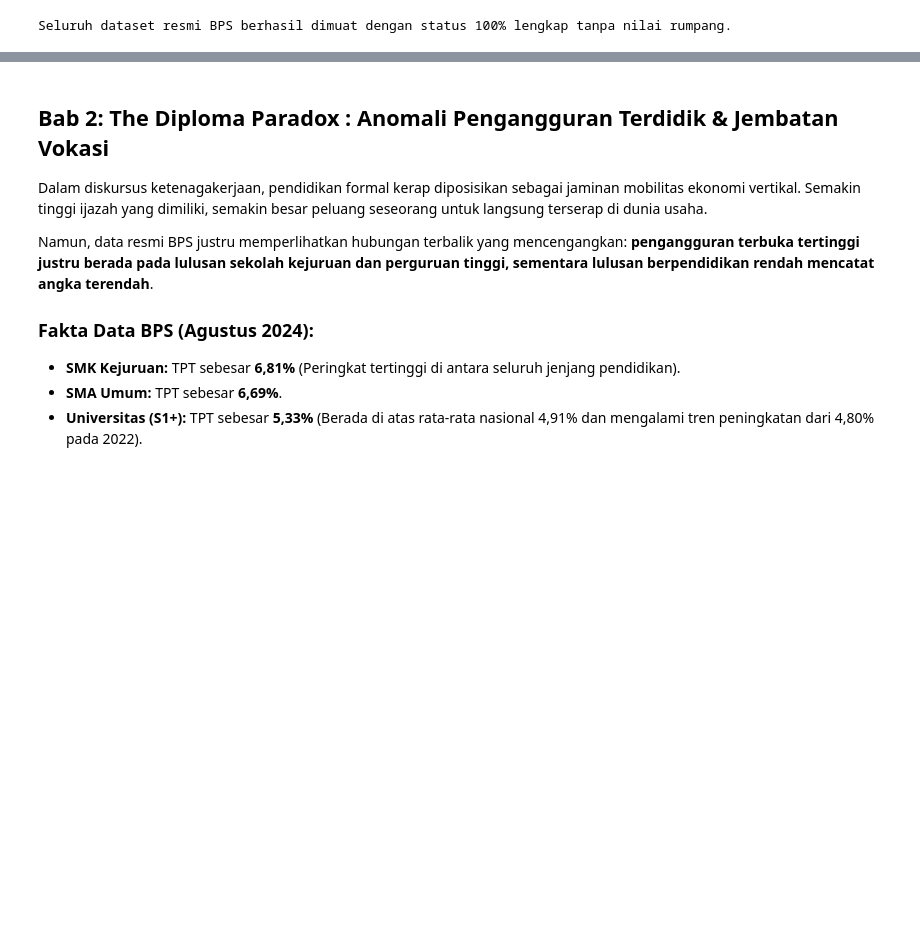
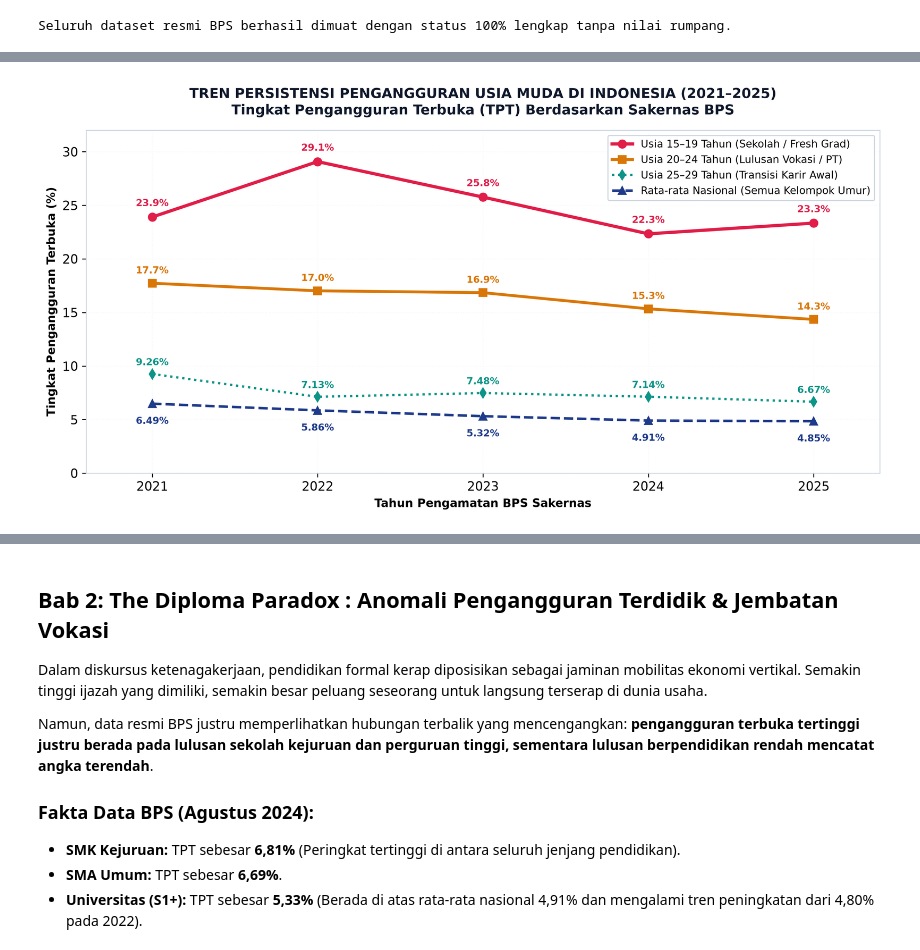
Before and after one commit to Primarizki21/NEXUS-Dashboard, a Jupyter notebook: notebooks/analisis_ketenagakerjaan_action2026.ipynb, the cells around one changed output, grey strips where cells are left out. Drawn from its saved outputs; the diff is of its cells as text; code cells hidden in the pictures; blank space fills up the shorter version.

Commit message:
chore(assets): add enriched infographic charts, age trend dataset, and provincial svg maps

```diff
--- a/notebooks/analisis_ketenagakerjaan_action2026.ipynb
+++ b/notebooks/analisis_ketenagakerjaan_action2026.ipynb
@@ -73,6 +73,7 @@ plt.rcParams.update({
 
 # Load Curated Clean Datasets
 df_youth = pd.read_csv(DATA_DIR / "tpt_kelompok_umur_youth_adult.csv")
+df_age_trend = pd.read_csv(DATA_DIR / "tpt_kelompok_umur_tren_2021_2025.csv")
 df_edu = pd.read_csv(DATA_DIR / "tpt_nasional_pendidikan_detail_2022_2024.csv")
 df_panel_hist = pd.read_csv(DATA_DIR / "panel_tpt_provinsi_2017_2024.csv")
 df_master_2024 = pd.read_csv(DATA_DIR / "master_panel_provinsi_2024.csv")
@@ -152,0 +103,43 @@ display(Image(filename=str(CHARTS_DIR / "01_krisis_pengangguran_usia_muda.png"))
+# %%
+# Grafik 1A: Tren Persistensi Pengangguran Usia Muda (2021–2025)
+years = [2021, 2022, 2023, 2024, 2025]
+row_15_19 = df_age_trend[df_age_trend["Kelompok_Umur"].str.contains("15–19")].iloc[0]
+row_20_24 = df_age_trend[df_age_trend["Kelompok_Umur"].str.contains("20–24")].iloc[0]
+row_25_29 = df_age_trend[df_age_trend["Kelompok_Umur"].str.contains("25–29")].iloc[0]
+row_total = df_age_trend[df_age_trend["Kelompok_Umur"].str.contains("Total")].iloc[0]
+
+y_15_19 = [float(row_15_19[str(yr)]) for yr in years]
+y_20_24 = [float(row_20_24[str(yr)]) for yr in years]
+y_25_29 = [float(row_25_29[str(yr)]) for yr in years]
+y_total = [float(row_total[str(yr)]) for yr in years]
+
+fig1, ax1 = plt.subplots(figsize=(10.5, 5.5))
+ax1.plot(years, y_15_19, marker='o', color=COLOR_CORAL, linewidth=2.8, markersize=7, label="Usia 15–19 Tahun (Sekolah / Fresh Grad)")
+ax1.plot(years, y_20_24, marker='s', color=COLOR_AMBER, linewidth=2.5, markersize=6.5, label="Usia 20–24 Tahun (Lulusan Vokasi / PT)")
+ax1.plot(years, y_25_29, marker='d', color=COLOR_TEAL, linewidth=2.0, markersize=6, linestyle=':', label="Usia 25–29 Tahun (Transisi Karir Awal)")
+ax1.plot(years, y_total, marker='^', color=COLOR_NAVY, linewidth=2.2, markersize=6.5, linestyle='--', label="Rata-rata Nasional (Semua Kelompok Umur)")
+
+for yr, v in zip(years, y_15_19):
+    ax1.text(yr, v + 0.8, f"{v:.1f}%", ha="center", va="bottom", fontsize=8.5, weight="bold", color=COLOR_CORAL)
+for yr, v in zip(years, y_20_24):
+    ax1.text(yr, v + 0.7, f"{v:.1f}%", ha="center", va="bottom", fontsize=8.5, weight="bold", color=COLOR_AMBER)
+for yr, v in zip(years, y_25_29):
+    ax1.text(yr, v + 0.6, f"{v:.2f}%", ha="center", va="bottom", fontsize=8.5, weight="bold", color=COLOR_TEAL)
+for yr, v in zip(years, y_total):
+    ax1.text(yr, v - 1.2, f"{v:.2f}%", ha="center", va="top", fontsize=8.5, weight="bold", color=COLOR_NAVY)
+ax1.set_title("TREN PERSISTENSI PENGANGGURAN USIA MUDA DI INDONESIA (2021–2025)\nTingkat Pengangguran Terbuka (TPT) Berdasarkan Sakernas BPS",
+              fontsize=12, weight="bold", color=COLOR_TEXT, pad=14)
+ax1.set_xlabel("Tahun Pengamatan BPS Sakernas", fontsize=10, weight="bold")
+ax1.set_ylabel("Tingkat Pengangguran Terbuka (%)", fontsize=10, weight="bold")
+ax1.set_xlim(2020.6, 2025.4)
+ax1.set_ylim(0, 32)
+ax1.set_xticks(years)
+ax1.grid(True, linestyle=":", alpha=0.6)
+ax1.legend(loc="upper right", fontsize=9, framealpha=0.92, edgecolor="#CBD5E1")
+plt.tight_layout()
+fig1.savefig(CHARTS_DIR / "01a_tren_pengangguran_usia_muda.svg", format="svg", bbox_inches="tight")
+fig1.savefig(CHARTS_DIR / "01a_tren_pengangguran_usia_muda.png", dpi=300, bbox_inches="tight")
+plt.close(fig1)
+display(Image(filename=str(CHARTS_DIR / "01a_tren_pengangguran_usia_muda.png")))
+# %% [output]
+[figure, added]
```
Also changed, not shown: parts of 7 cells of this notebook, 27 other files.
